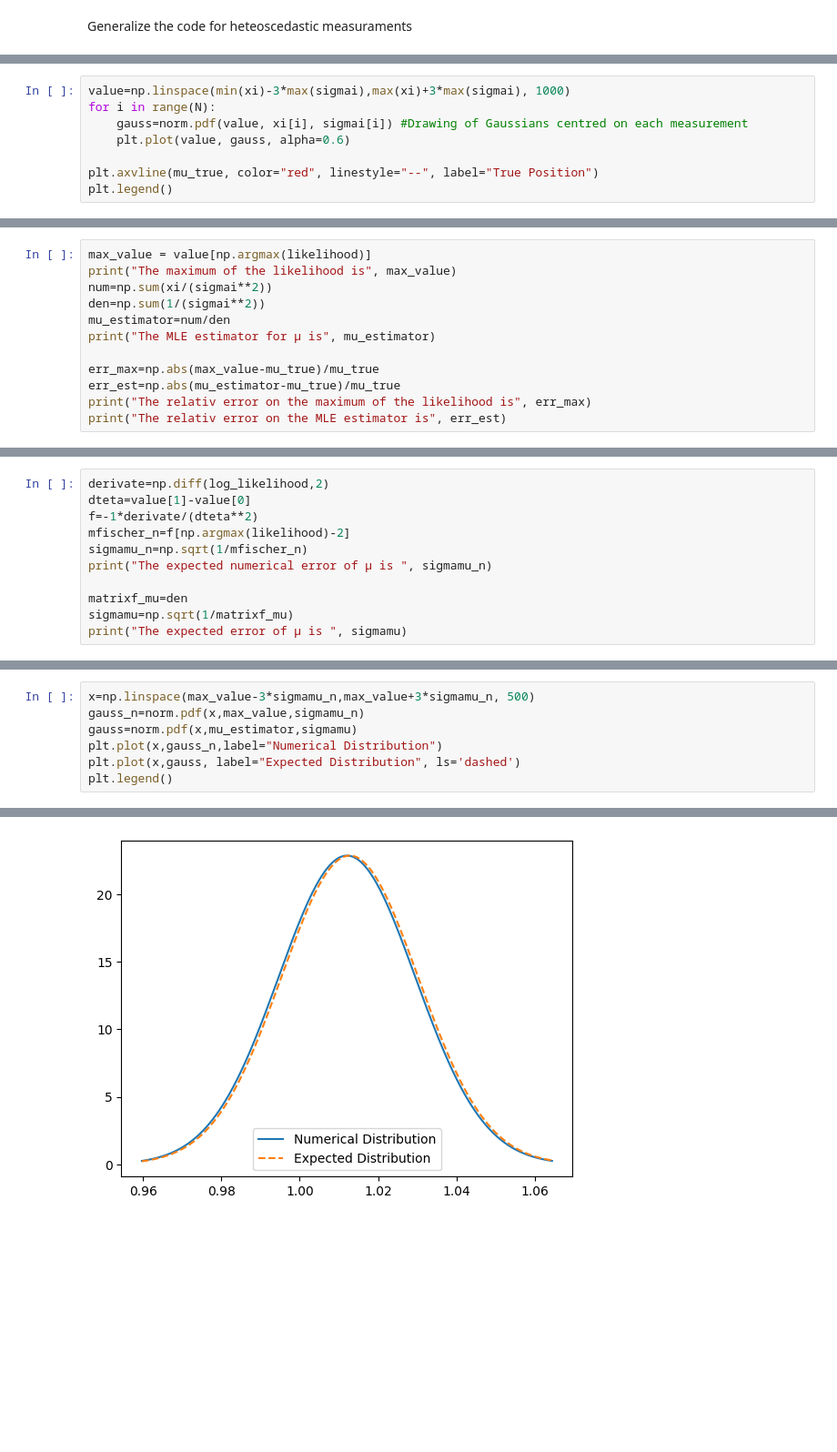
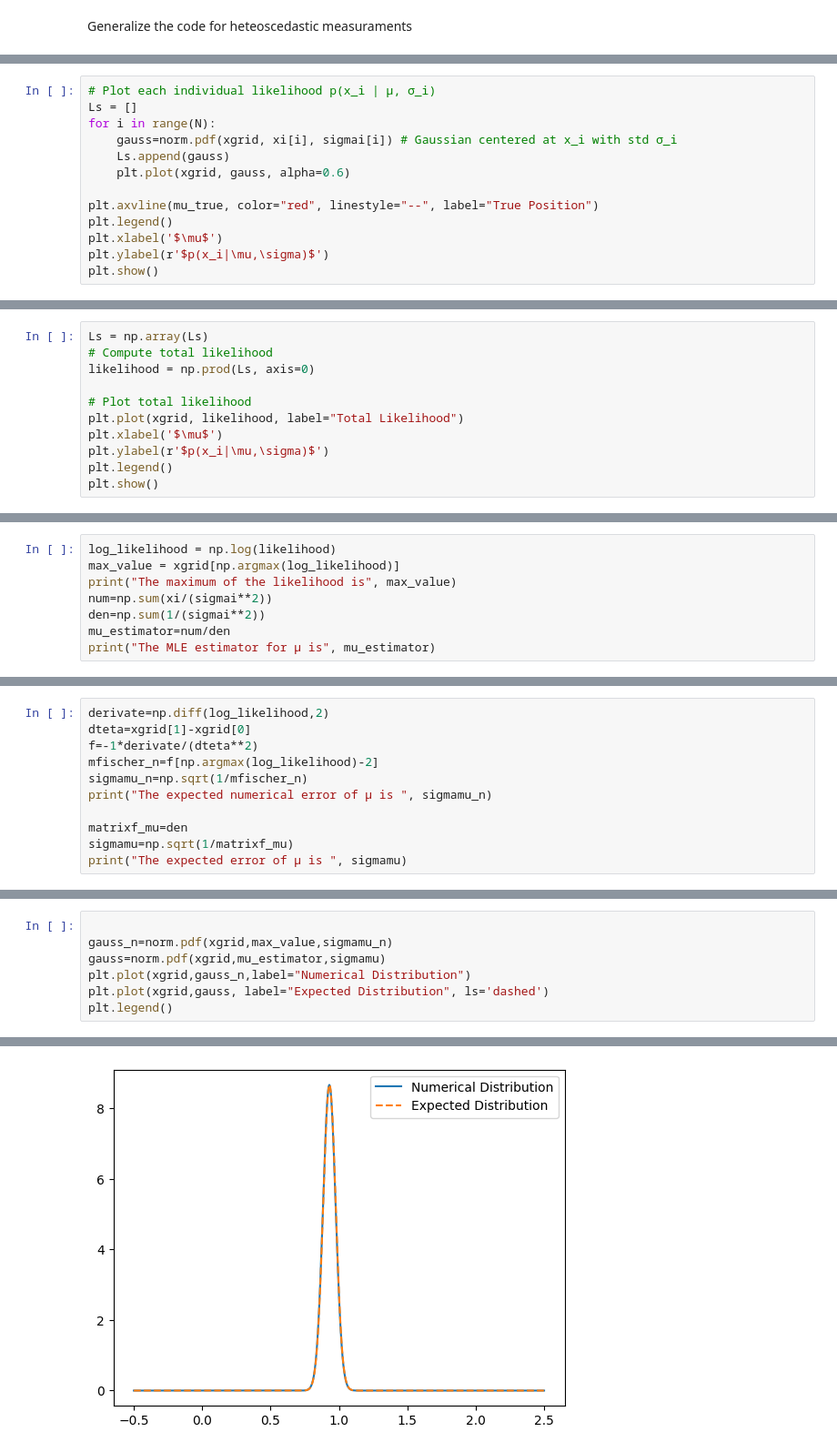
Before and after one commit to oblivion0218/ES_AstroStatistic, a Jupyter notebook: Sara_Antonellini/Lecture4/position.ipynb, the cells around one changed output, grey strips where cells are left out. Shown at 91% size. Saved outputs shown, nothing was run; the diff lists cells and outputs as text; blank space fills up the shorter version.

```diff
--- a/Sara_Antonellini/Lecture4/position.ipynb
+++ b/Sara_Antonellini/Lecture4/position.ipynb
@@ -155,11 +151,16 @@ for s in sigmai:
 
 xi= np.concatenate(x)
 # %%
-value=np.linspace(min(xi)-3*max(sigmai),max(xi)+3*max(sigmai), 1000)
+# Plot each individual likelihood p(x_i | μ, σ_i)
+Ls = []
 for i in range(N):
-    gauss=norm.pdf(value, xi[i], sigmai[i]) #Drawing of Gaussians centred on each measurement
-    plt.plot(value, gauss, alpha=0.6)
+    gauss=norm.pdf(xgrid, xi[i], sigmai[i]) # Gaussian centered at x_i with std σ_i
+    Ls.append(gauss)
+    plt.plot(xgrid, gauss, alpha=0.6)
 
 plt.axvline(mu_true, color="red", linestyle="--", label="True Position")
 plt.legend()
+plt.xlabel('$\mu$')
+plt.ylabel(r'$p(x_i|\mu,\sigma)$')
+plt.show()
 # %% [output]
@@ -182,0 +168,11 @@ plt.legend()
+# %%
+Ls = np.array(Ls)
+# Compute total likelihood
+likelihood = np.prod(Ls, axis=0)
+
+# Plot total likelihood
+plt.plot(xgrid, likelihood, label="Total Likelihood")
+plt.xlabel('$\mu$')
+plt.ylabel(r'$p(x_i|\mu,\sigma)$')
+plt.legend()
+plt.show()
@@ -183,13 +181,9 @@ plt.legend()
 # %%
-max_value = value[np.argmax(likelihood)]
+log_likelihood = np.log(likelihood)
+max_value = xgrid[np.argmax(log_likelihood)]
 print("The maximum of the likelihood is", max_value)
 num=np.sum(xi/(sigmai**2))
 den=np.sum(1/(sigmai**2))
 mu_estimator=num/den
 print("The MLE estimator for μ is", mu_estimator)
-
-err_max=np.abs(max_value-mu_true)/mu_true
-err_est=np.abs(mu_estimator-mu_true)/mu_true
-print("The relativ error on the maximum of the likelihood is", err_max)
-print("The relativ error on the MLE estimator is", err_est)
 # %% [output]
@@ -200,8 +192,8 @@ The relativ error on the MLE estimator is 0.012784021827017433
 # %%
 derivate=np.diff(log_likelihood,2)
-dteta=value[1]-value[0]
+dteta=xgrid[1]-xgrid[0]
 f=-1*derivate/(dteta**2)
-mfischer_n=f[np.argmax(likelihood)-2]
+mfischer_n=f[np.argmax(log_likelihood)-2]
 sigmamu_n=np.sqrt(1/mfischer_n)
 print("The expected numerical error of μ is ", sigmamu_n)
 
@@ -214,10 +206,10 @@ The expected error of μ is  0.01744979040242859
 # %%
-x=np.linspace(max_value-3*sigmamu_n,max_value+3*sigmamu_n, 500)
-gauss_n=norm.pdf(x,max_value,sigmamu_n)
-gauss=norm.pdf(x,mu_estimator,sigmamu)
-plt.plot(x,gauss_n,label="Numerical Distribution")
-plt.plot(x,gauss, label="Expected Distribution", ls='dashed')
+
+gauss_n=norm.pdf(xgrid,max_value,sigmamu_n)
+gauss=norm.pdf(xgrid,mu_estimator,sigmamu)
+plt.plot(xgrid,gauss_n,label="Numerical Distribution")
+plt.plot(xgrid,gauss, label="Expected Distribution", ls='dashed')
 plt.legend()
 # %% [output]
 <matplotlib.legend.Legend at 0x...>
-[figure, old version]
+[figure, new version]
```
Also changed, not shown: parts of 14 cells of this notebook.
